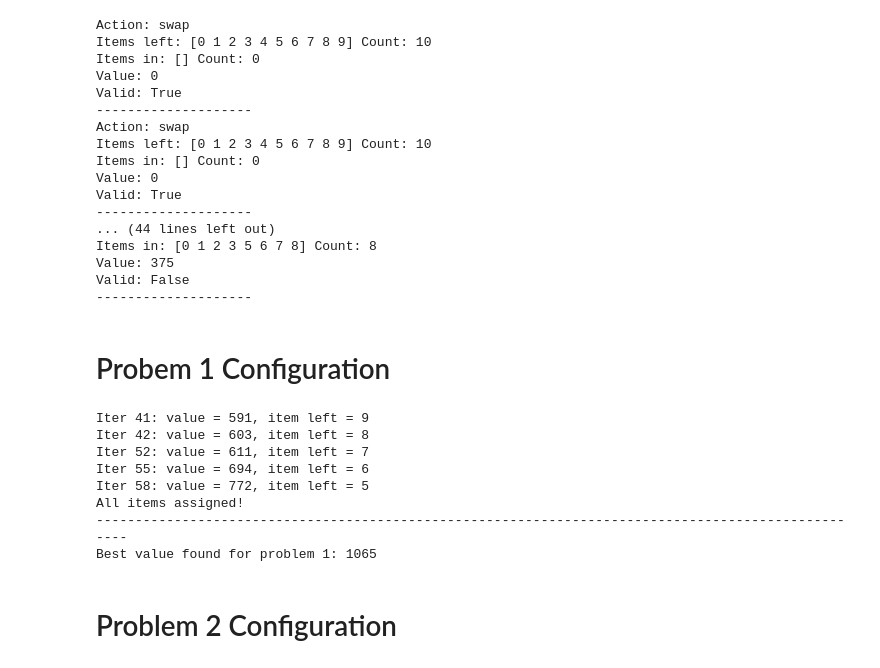
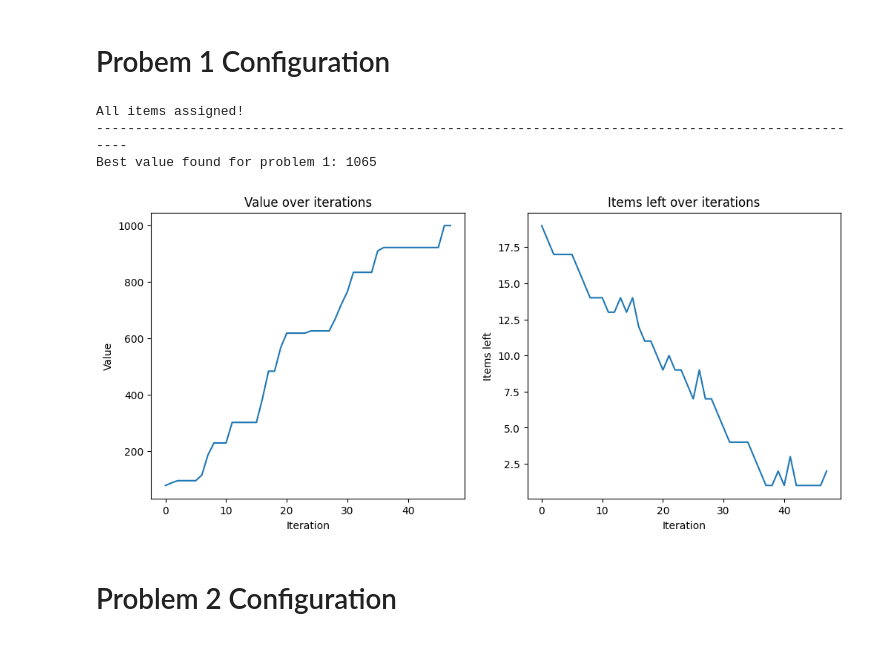
Before and after one commit to MahmoudAMahrous/CI2025_lab1_review_sina, a Jupyter notebook: knapsak.ipynb, the cells around one changed output. Cells and saved outputs as stored; diff of their text form; code cells hidden in the pictures.

```diff
--- a/knapsak.ipynb
+++ b/knapsak.ipynb
@@ -48,9 +52,7 @@ CONSTRAINTS = rng.integers(
     0, 100 * NUM_ITEMS // NUM_KNAPSACKS, size=(NUM_KNAPSACKS, NUM_DIMENSIONS)
 )
 # inital solution with empty knapsacks
-solution = np.array(
-    [[False for _ in range(NUM_ITEMS)] for _ in range(NUM_KNAPSACKS)] , dtype=np.bool
-)
+solution = np.zeros((NUM_KNAPSACKS, NUM_ITEMS), dtype=bool)
 #
 ACTION_SET = ['add','remove','swap']
 # %%
@@ -58,21 +60,30 @@ def value(solution : np.ndarray) -> int:
     return (VALUES * np.any(solution, axis=0)).sum()
 
 def valid(solution : np.ndarray) -> bool:
-    return np.all(WEIGHTS.T@solution.T <= CONSTRAINTS.T)
+    # return np.all(solution@WEIGHTS <= CONSTRAINTS)
+    for k in range(NUM_KNAPSACKS):
+        if np.any(solution[k]@WEIGHTS > CONSTRAINTS[k]):
+            return False
+    return True
+    # for k in range(NUM_KNAPSACKS):
+    #     for d in range(NUM_DIMENSIONS):
+    #         if np.sum(solution[k] * WEIGHTS[:, d]) > CONSTRAINTS[k, d]:
+    #             return False
+    # return True
 
 def get_items_left(solution: np.ndarray):
     '''
     Since each item can only be in one knapsack, we just check indices of current solution for all knapsacks are empty, if so, that item is left outside of knapsacks.
     '''
-    items_in_knapsacks = np.any(solution, axis=0)
-    return np.where(~items_in_knapsacks)[0]
+    items_in_knapsacks = np.any(solution != 0, axis=0)
+    return np.nonzero(~items_in_knapsacks)[0]
 
 def get_items_in(solution: np.ndarray):
     '''
     Same idea as get_items_left function, but here we return indices of items that are in knapsacks.
     '''
-    items_in_knapsacks = np.any(solution, axis=0)
-    return np.where(items_in_knapsacks)[0]
+    items_in_knapsacks = np.any(solution != 0, axis=0)
+    return np.nonzero(items_in_knapsacks)[0]
 # %%
 def action_tweak(solution: np.ndarray, action : str) -> np.ndarray:
 
@@ -112,7 +123,7 @@ def action_tweak(solution: np.ndarray, action : str) -> np.ndarray:
 # %%
 def test_tweak(solution):
     new_solution = solution.copy()
-    for _ in range(10):
+    for _ in range(5):
         new_solution, act = action_tweak(new_solution, action=rng.choice(ACTION_SET, p=[0.6,0.1,0.3]))
         items_left = get_items_left(new_solution)
         print("Action:", act)
@@ -124,22 +135,4 @@ def test_tweak(solution):
         # print(new_solution)
     return new_solution
 n_s = test_tweak(solution)
-# %% [output]
-Action: swap
-Items left: [0 1 2 3 4 5 6 7 8 9] Count: 10
-Items in: [] Count: 0
-Value: 0
-Valid: True
---------------------
-Action: swap
-Items left: [0 1 2 3 4 5 6 7 8 9] Count: 10
-Items in: [] Count: 0
-Value: 0
-Valid: True
---------------------
-... (44 lines left out)
-Items in: [0 1 2 3 5 6 7 8] Count: 8
-Value: 375
-Valid: False
---------------------
 # %%
@@ -194,17 +201,14 @@ solution = np.array(
     [[False for _ in range(NUM_ITEMS)] for _ in range(NUM_KNAPSACKS)] , dtype=np.bool
 )
 
-best_solution, best_value, items_left_num = hill_climbing(solution, max_iter=100000)
+best_solution, best_value, items_left_num, history = hill_climbing(solution, max_iter=50000,
+                                                            actions_set=(['add','remove','swap'], [0.5,0.1,0.4])
+                                                            )
 print(100 * "-")
 print("Best value found for problem 1:", best_value)
 if items_left_num != 0:
     print("But there are still", items_left_num, "items left unassigned.")
 # %% [output]
-Iter 41: value = 591, item left = 9
-Iter 42: value = 603, item left = 8
-Iter 52: value = 611, item left = 7
-Iter 55: value = 694, item left = 6
-Iter 58: value = 772, item left = 5
 All items assigned!
 ----------------------------------------------------------------------------------------------------
 Best value found for problem 1: 1065
@@ -248,3 +215,19 @@ def sa_hill_climbing(solution: np.ndarray, max_iter=1000, max_messages=5,
+# %%
+import matplotlib.pyplot as plt
+plt.figure(figsize=(12,5))
+plt.subplot(1,2,1)
+plt.plot(history['value'])
+plt.title("Value over iterations")
+plt.xlabel("Iteration")
+plt.ylabel("Value")
+plt.subplot(1,2,2)
+plt.plot(history['items_left'])
+plt.title("Items left over iterations")
+plt.xlabel("Iteration")
+plt.ylabel("Items left")
+plt.show()
+# %% [output]
+[figure, added]
 # %% [markdown]
 # Problem 2 Configuration
 # %%
```
Also changed, not shown: parts of 16 cells of this notebook.
